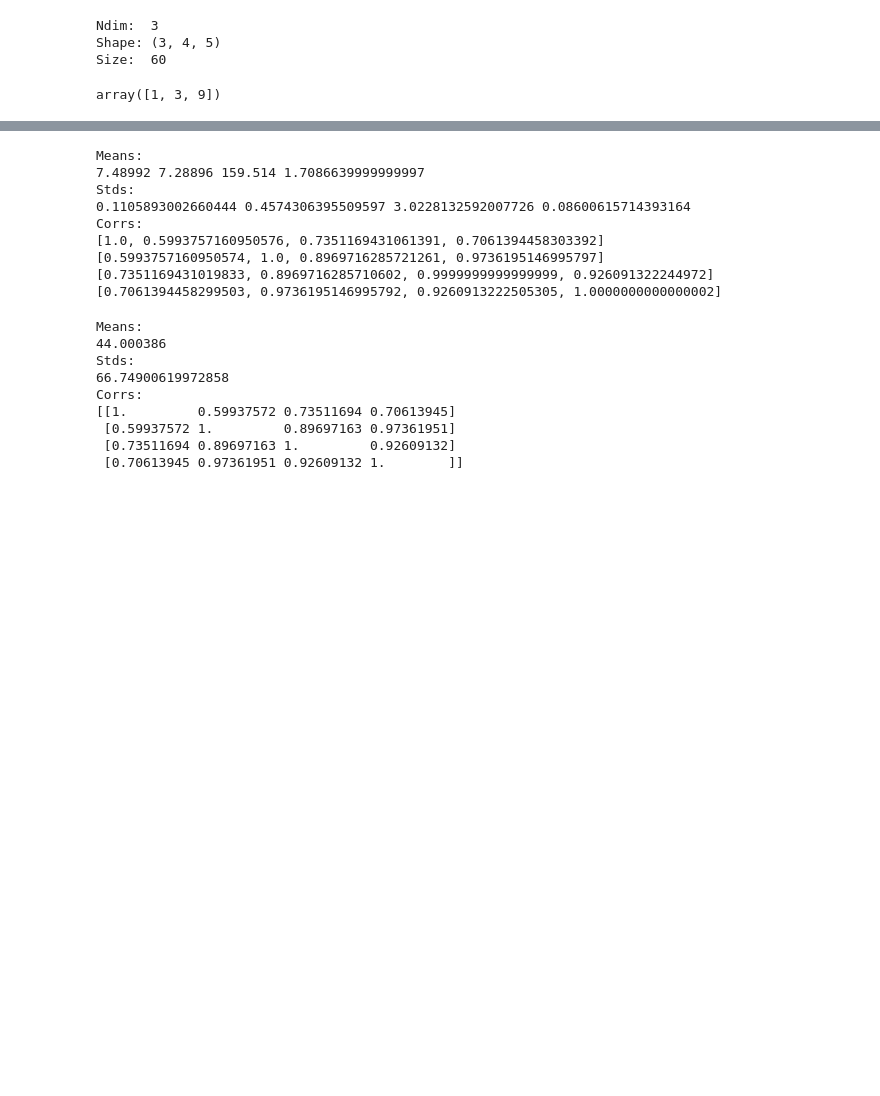
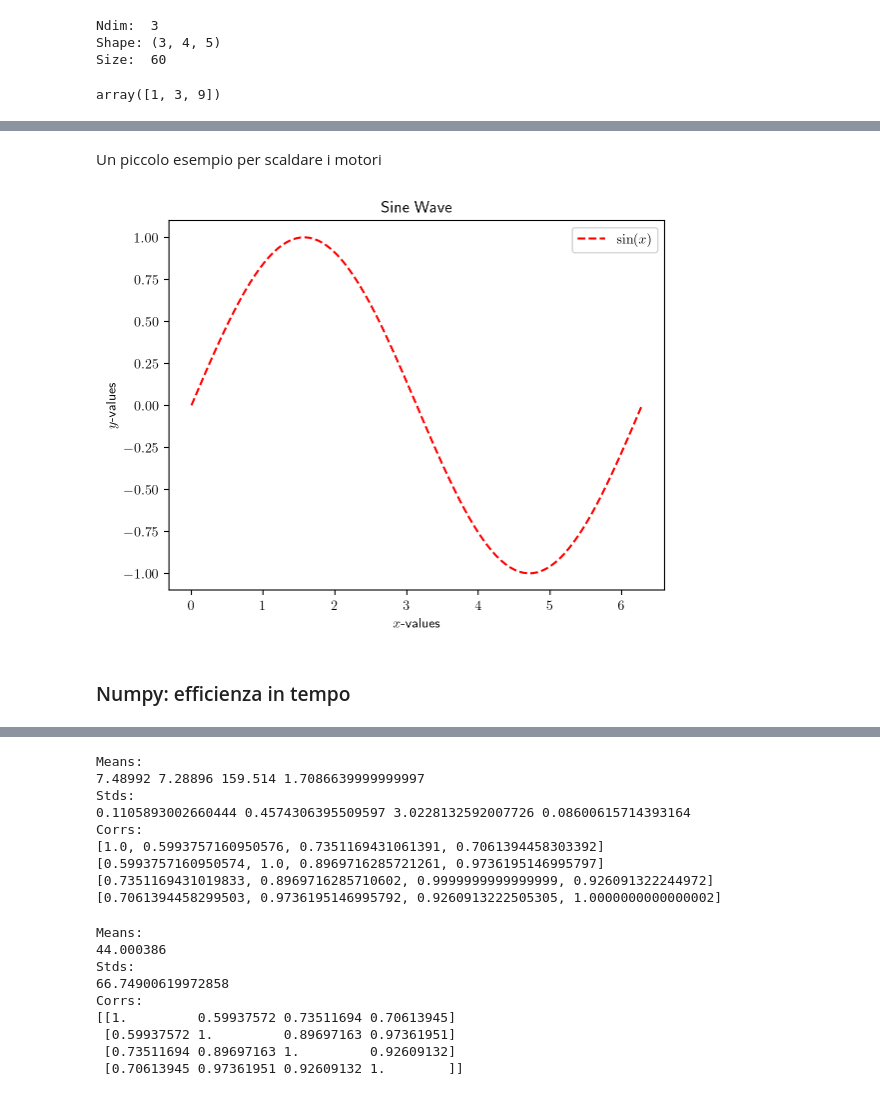
Before and after one commit to AIM-mate/corso-python-23, a Jupyter notebook: lezione-4/lezione-4.ipynb, the cells around one changed output, grey strips where cells are left out. Cells and saved outputs as stored; diff of their text form; code cells hidden in the pictures; blank space fills up the shorter version.

```diff
--- a/lezione-4/lezione-4.ipynb
+++ b/lezione-4/lezione-4.ipynb
@@ -496,0 +466,23 @@ plt.imshow(img2)
+# %%
+import matplotlib.pyplot as plt
+plt.rcParams['text.usetex'] = True
+%matplotlib inline
+%config InlineBackend.figure_format='retina'
+# %% [markdown]
+Un piccolo esempio per scaldare i motori
+# %%
+x = np.linspace(0, 2 * np.pi, 100)
+y = np.sin(x)
+
+plt.plot(x, y, color='r', linestyle='--', label=r'$\sin(x)$') # line plot
+#plt.scatter(x, y) # scatter plot
+
+plt.title('Sine Wave')
+plt.xlabel(r'$x$-values')
+plt.ylabel(r'$y$-values')
+plt.legend()
+plt.show()
+# %% [output]
+[figure, added]
+# %% [markdown]
+### Numpy: efficienza in tempo
```
Also changed, not shown: parts of 146 cells of this notebook.
